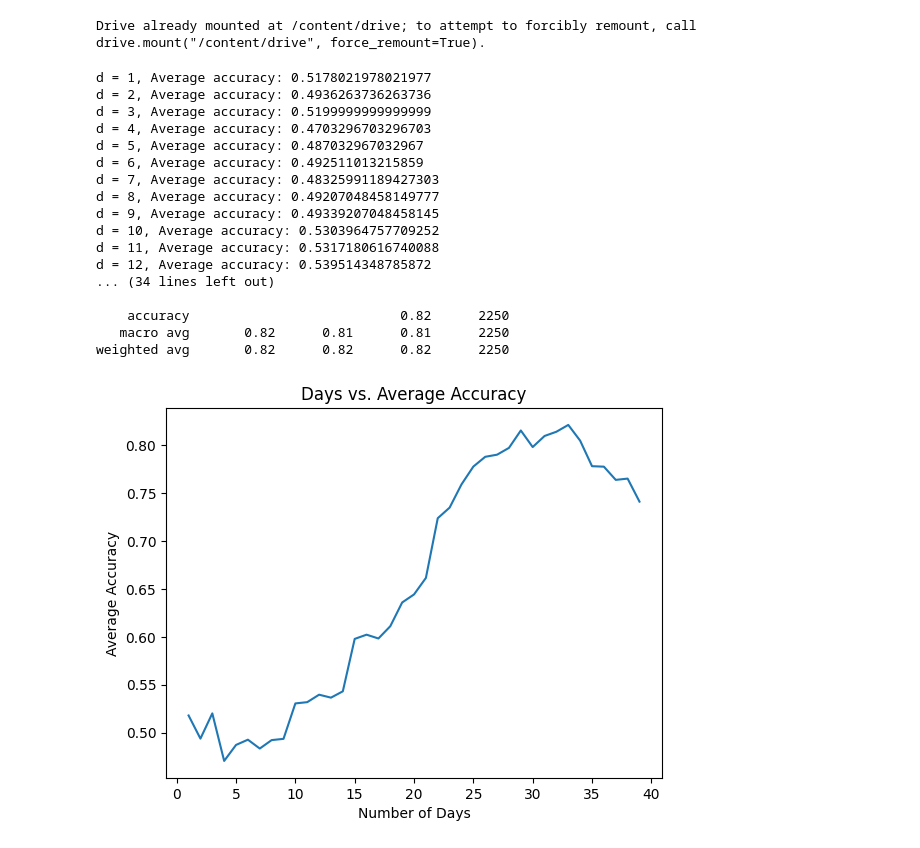
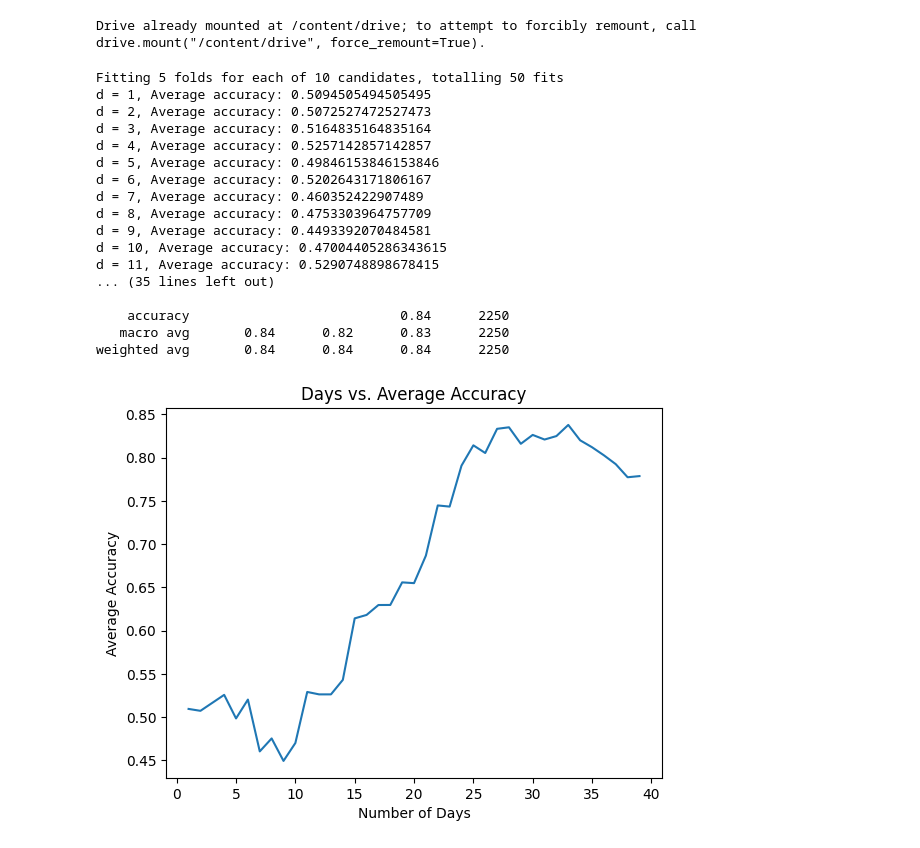
Before and after one commit to Matin-M/StatAnalysis-Predictor, a Jupyter notebook: Models/xg_boost.ipynb, the cells around one changed output. Saved outputs shown, nothing was run; the diff lists cells and outputs as text; code cells hidden in the pictures.

Commit message:
RandomizedSearchCV for XGBoost

```diff
--- a/Models/xg_boost.ipynb
+++ b/Models/xg_boost.ipynb
@@ -28,12 +28,40 @@ def label_data_fixed_days(row_index, d, close_prices, binary=True):
 # %%
 import numpy as np
 import pandas as pd
-from sklearn.model_selection import TimeSeriesSplit
-from xgboost import XGBClassifier
+from sklearn.model_selection import TimeSeriesSplit, RandomizedSearchCV
 from sklearn.metrics import accuracy_score, classification_report
 from sklearn.feature_selection import SelectKBest, mutual_info_classif
+from xgboost import XGBClassifier
 import matplotlib.pyplot as plt
 
+# Your specified parameter distribution
+param_dist = {
+    'n_estimators': np.arange(50, 1000, 50),
+    'learning_rate': np.logspace(-3, 0, 10),
+    'max_depth': np.arange(3, 10),
+    'min_child_weight': np.arange(1, 6),
+    'subsample': np.linspace(0.5, 1, 6),
+    'colsample_bytree': np.linspace(0.5, 1, 6),
+    'gamma': np.logspace(-3, 0, 10),
+}
+
+# Find the best hyperparameters using a dummy X and y
+dummy_X = np.random.rand(100, 7)
+dummy_y = np.random.randint(0, 2, 100)
+
+random_search = RandomizedSearchCV(
+    XGBClassifier(eval_metric="logloss"),
+    param_distributions=param_dist,
+    n_iter=10,
+    cv=TimeSeriesSplit(n_splits=5),
+    scoring='accuracy',
+    n_jobs=-1,
+    verbose=2,
+)
+random_search.fit(dummy_X, dummy_y)
+best_params = random_search.best_params_
+
+# Modify the original for loop to use the best hyperparameters
 d_values = list(range(1, 40))  # Test different values of d
 best_d, best_model, best_accuracy, best_report = None, None, 0, None
 accuracy_results = []
@@ -58,7 +86,7 @@ for d in d_values:
     X_kbest = selector.fit_transform(X, y)
 
     # Define the XGBoost model
-    model = XGBClassifier(eval_metric="logloss")
+    model = XGBClassifier(eval_metric="logloss", **best_params)
 
     tscv = TimeSeriesSplit(n_splits=5)
     accuracy_scores = []
@@ -77,47 +105,47 @@ for d in d_values:
         accuracy = accuracy_score(y_test, y_pred)
         accuracy_scores.append(accuracy)
 
         y_true_all.extend(y_test)
         y_pred_all.extend(y_pred.flatten())
 
     # Calculate the average accuracy
     average_accuracy = np.mean(accuracy_scores)
     accuracy_results.append(average_accuracy)
 
     if average_accuracy > best_accuracy:
         best_d = d
         best_accuracy = average_accuracy
         best_model = model
         best_report = classification_report(y_true_all, y_pred_all)
 
     print(f"d = {d}, Average accuracy: {average_accuracy}")
 
 print(f"Best d value: {best_d}, with average accuracy: {best_accuracy}")
 print("\nClassification report:")
 print(best_report)
 
 # Plot the accuracy graph
 plt.plot(d_values, accuracy_results)
 plt.xlabel("Number of Days")
 plt.ylabel("Average Accuracy")
 plt.title("Days vs. Average Accuracy")
 plt.show()
 # %% [output]
-d = 1, Average accuracy: 0.5178021978021977
-d = 2, Average accuracy: 0.4936263736263736
-d = 3, Average accuracy: 0.5199999999999999
-d = 4, Average accuracy: 0.4703296703296703
-d = 5, Average accuracy: 0.487032967032967
-d = 6, Average accuracy: 0.492511013215859
-d = 7, Average accuracy: 0.48325991189427303
-d = 8, Average accuracy: 0.49207048458149777
-d = 9, Average accuracy: 0.49339207048458145
-d = 10, Average accuracy: 0.5303964757709252
-d = 11, Average accuracy: 0.5317180616740088
-d = 12, Average accuracy: 0.539514348785872
-... (34 lines left out)
+Fitting 5 folds for each of 10 candidates, totalling 50 fits
+d = 1, Average accuracy: 0.5094505494505495
+d = 2, Average accuracy: 0.5072527472527473
+d = 3, Average accuracy: 0.5164835164835164
+d = 4, Average accuracy: 0.5257142857142857
+d = 5, Average accuracy: 0.49846153846153846
+d = 6, Average accuracy: 0.5202643171806167
+d = 7, Average accuracy: 0.460352422907489
+d = 8, Average accuracy: 0.4753303964757709
+d = 9, Average accuracy: 0.4493392070484581
+d = 10, Average accuracy: 0.47004405286343615
+d = 11, Average accuracy: 0.5290748898678415
+... (35 lines left out)
 
-    accuracy                           0.82      2250
-   macro avg       0.82      0.81      0.81      2250
-weighted avg       0.82      0.82      0.82      2250
+    accuracy                           0.84      2250
+   macro avg       0.84      0.82      0.83      2250
+weighted avg       0.84      0.84      0.84      2250
-[figure, old version]
+[figure, new version]
```
Also changed, not shown: parts of 1 cell of this notebook.
